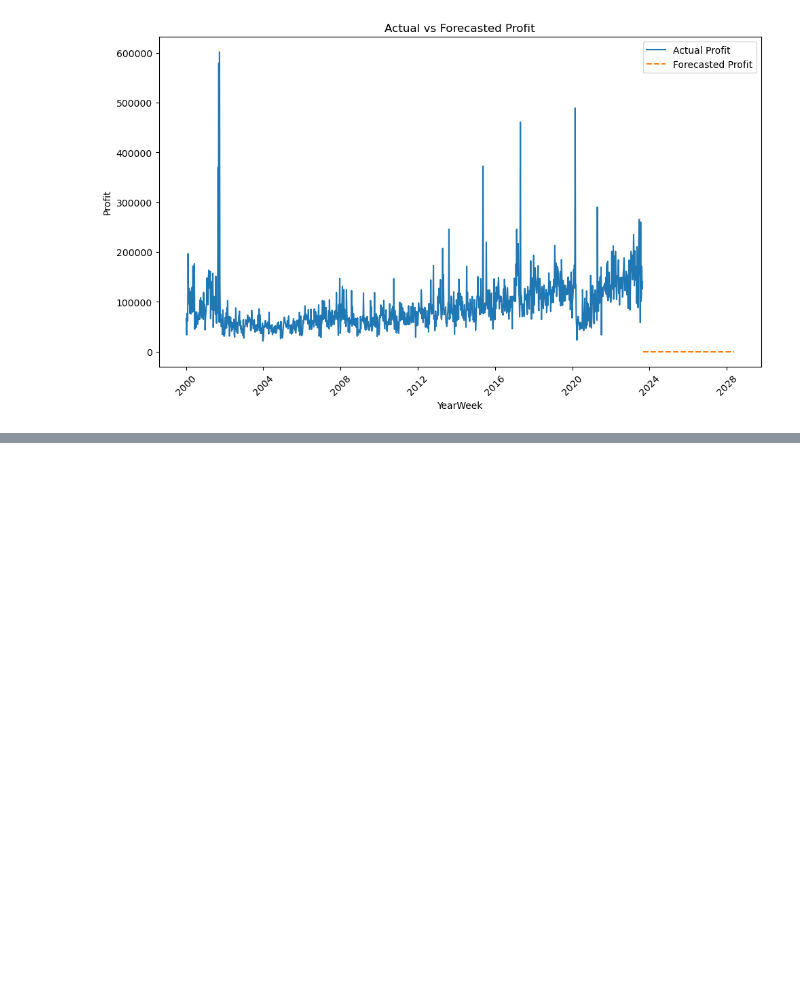
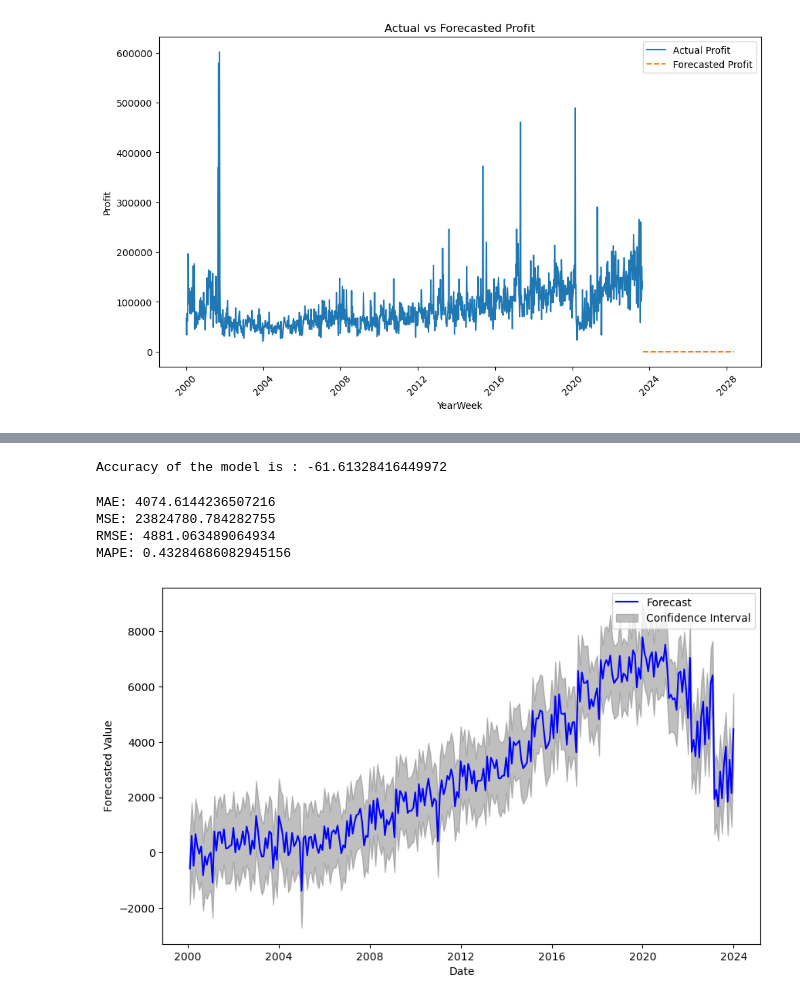
Before and after one commit to AmitKumar7138/MusicMarvel, a Jupyter notebook: DataPreprocessing.ipynb, the cells around one changed output, grey strips where cells are left out. Saved outputs shown, nothing was run; the diff lists cells and outputs as text; code cells hidden in the pictures; blank space fills up the shorter version.

```diff
--- a/DataPreprocessing.ipynb
+++ b/DataPreprocessing.ipynb
@@ -438,0 +594,6 @@ memory usage: 463.1+ KB
+# %%
+# Resample by month-end and calculate the mean for the 'y' (Gross) column
+monthly_gross = gross_df.resample('ME', on='ds').mean().reset_index()
+
+# Check the result
+print(monthly_gross.head())
@@ -438,0 +643,20 @@ memory usage: 463.1+ KB
+# %%
+# Step 1: Create a future dataframe for the test set period (next N months)
+mfuture_fp = m.make_future_dataframe(periods=N, freq='ME')  # Monthly start frequency
+
+# Include the same external regressors in the future dataframe (if values are known or estimated)
+# Here, we will use a simple approach where we fill the future data with static or estimated values
+for column in mtest_df.columns:
+    if column not in ['ds', 'y']:  # Exclude 'ds' and 'y'
+        # You can fill the future values with either estimates or static values (e.g., the mean)
+        # Here, we use the mean of the regressor from the test set as a placeholder
+        mfuture_fp[column] = mtest_df[column].mean()  # Use a fixed mean value or an estimate for future
+
+# Print future dataframe to verify
+print(mfuture_fp.head())
+
+# Step 2: Make predictions for the future period
+mforecast_fp = m.predict(mfuture_fp)
+
+# Step 3: View the forecasted results
+print(mforecast_fp[['ds', 'yhat', 'yhat_lower', 'yhat_upper']].tail())
@@ -438,0 +690,54 @@ memory usage: 463.1+ KB
+# %%
+from sklearn.metrics import r2_score
+m_original=monthly_gross[['y']]
+m_prediction=mforecast_fp[['yhat']]
+r2_score(m_original,m_prediction)
+print("Accuracy of the model is :",100*r2_score(m_original,m_prediction))
+# %% [output]
+Accuracy of the model is : -61.61328416449972
+# %%
+# Extract the true values from the test set and the predicted values from the forecast
+my_true = mtest_df['y'].values
+my_pred = mforecast_fp['yhat'].values[-N:]  # Taking only the last N predictions for the test set
+
+# Calculate Mean Absolute Error (MAE)
+m_mae = mean_absolute_error(my_true, my_pred)
+
+# Calculate Mean Squared Error (MSE)
+m_mse = mean_squared_error(my_true, my_pred)
+
+# Calculate Root Mean Squared Error (RMSE)
+m_rmse = np.sqrt(m_mse)
+
+# Calculate Mean Absolute Percentage Error (MAPE)
+m_mape = mean_absolute_percentage_error(my_true, my_pred)
+
+# Print the results
+print(f'MAE: {m_mae}')
+print(f'MSE: {m_mse}')
+print(f'RMSE: {m_rmse}')
+print(f'MAPE: {m_mape}')
+# %% [output]
+MAE: 4074.6144236507216
+MSE: 23824780.784282755
+RMSE: 4881.063489064934
+MAPE: 0.43284686082945156
+# %%
+# Convert 'ds', 'yhat', 'yhat_lower', and 'yhat_upper' to numpy arrays
+mds_values = np.array(mforecast_fp['ds'])
+myhat_values = np.array(mforecast_fp['yhat'])
+myhat_lower_values = np.array(mforecast_fp['yhat_lower'])
+myhat_upper_values = np.array(mforecast_fp['yhat_upper'])
+
+# Plot with numpy arrays
+plt.figure(figsize=(10, 6))
+plt.plot(mds_values, myhat_values, label='Forecast', color='blue')
+plt.fill_between(mds_values, myhat_lower_values, myhat_upper_values, color='gray', alpha=0.5, label='Confidence Interval')
+
+# Customize and show the plot
+plt.xlabel('Date')
+plt.ylabel('Forecasted Value')
+plt.legend()
+plt.show()
+# %% [output]
+[figure, added]
```
Also changed, not shown: parts of 67 cells of this notebook.
